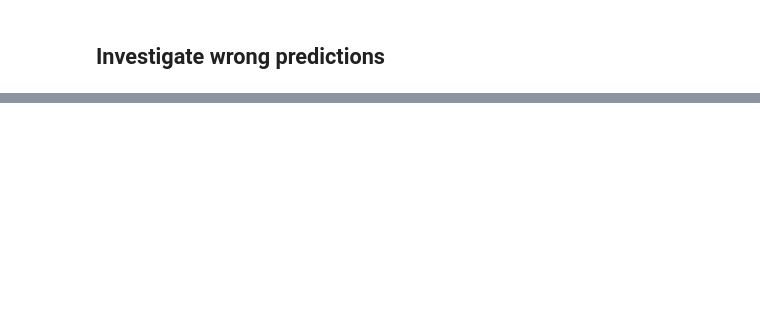
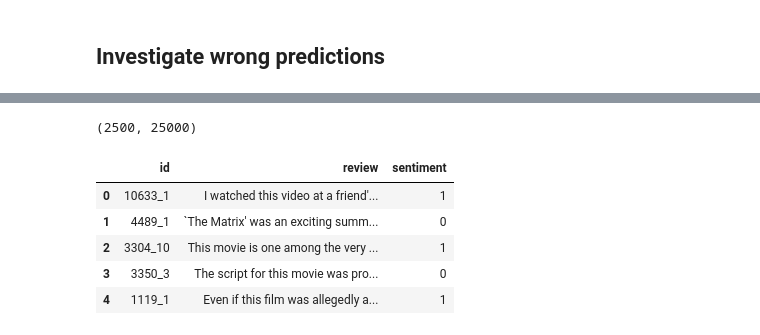
Before and after one commit to jodythai/fansipan_imdb_review, a Jupyter notebook: imdb_review.ipynb, the cells around one changed output, grey strips where cells are left out. Saved outputs shown, nothing was run; the diff lists cells and outputs as text; code cells hidden in the pictures; blank space fills up the shorter version.

```diff
--- a/imdb_review.ipynb
+++ b/imdb_review.ipynb
@@ -720,0 +1000,27 @@ print('Review:', data.iloc[y_test_tfidf_lemma[wrong_predictions_filter].index[in
+# %%
+X_test = data_test['review']
+
+test_tfidf = TfidfVectorizer(sublinear_tf=True,
+                              preprocessor=preprocessor_lemma,
+                              tokenizer=tokenizer,
+                              ngram_range=(1, 2),
+                              max_features= 25000
+                             )
+X_test_tfidf = test_tfidf.fit_transform(X_test)
+# %%
+X_test_tfidf.shape
+# %% [output]
+(2500, 25000)
+# %%
+final_preds = model_lr.predict(X_test_tfidf)
+# %%
+data_test['sentiment'] = final_preds
+# %%
+data_test.head()
+# %% [output]
+|  | id | review | sentiment |
+| 0 | 10633_1 | I watched this video at a friend'... | 1 |
+| 1 | 4489_1 | `The Matrix' was an exciting summ... | 0 |
+| 2 | 3304_10 | This movie is one among the very ... | 1 |
+| 3 | 3350_3 | The script for this movie was pro... | 0 |
+| 4 | 1119_1 | Even if this film was allegedly a... | 1 |
```
Also changed, not shown: parts of 70 cells of this notebook, 9 other files.
